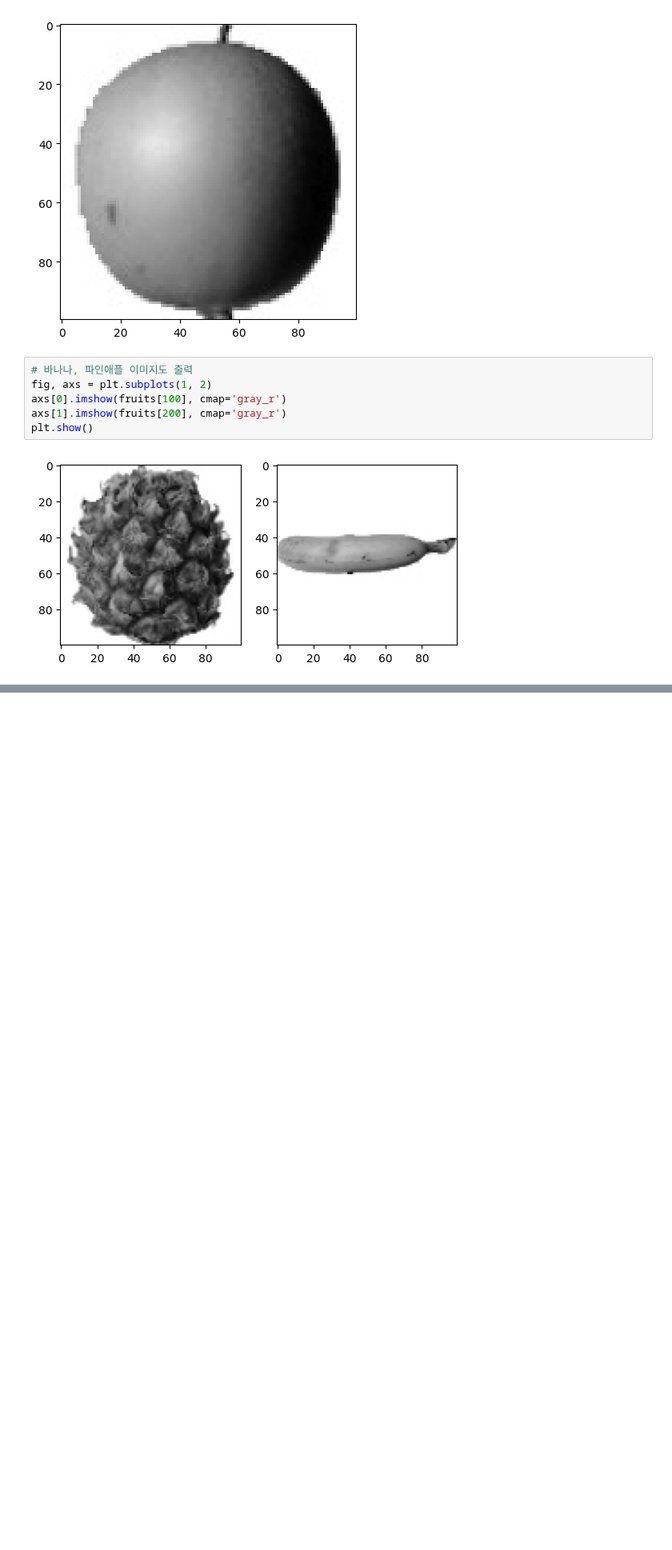
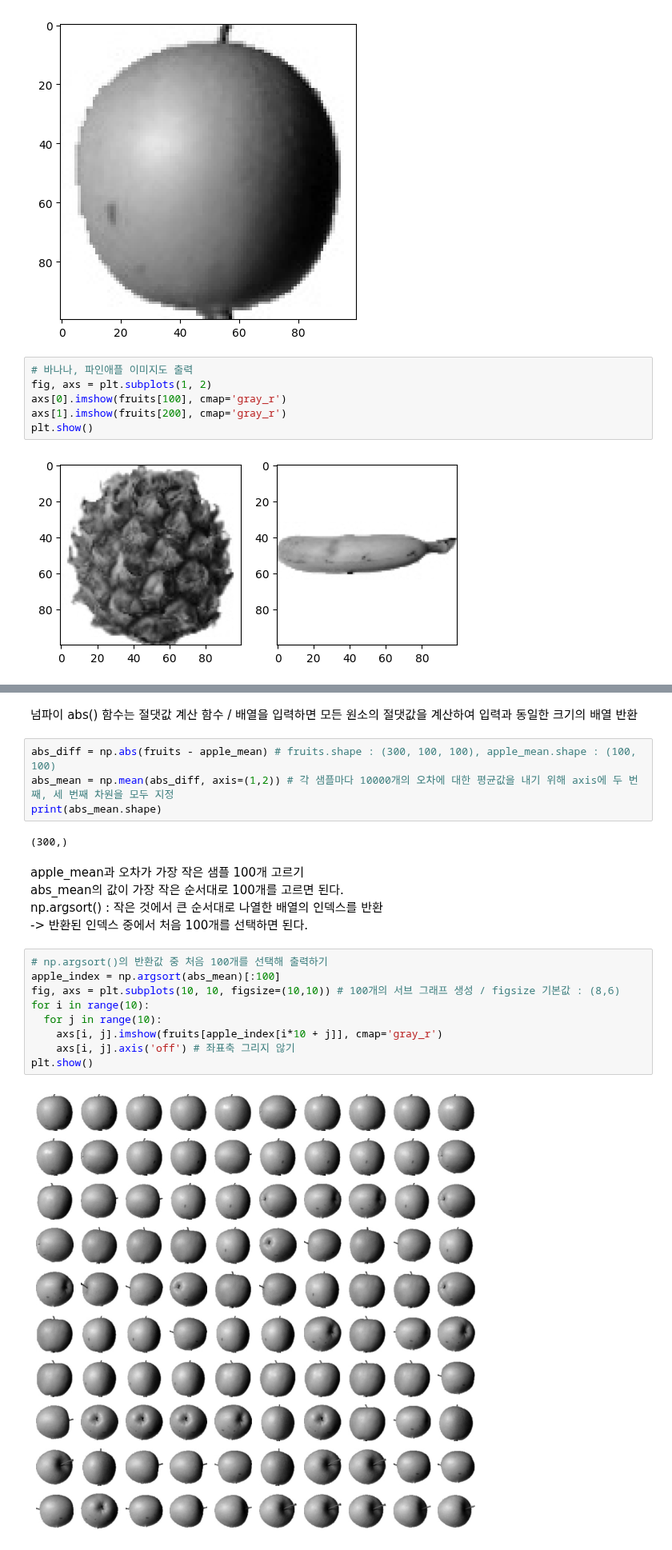
Before and after one commit to Chocoding1/Machine-Learning-Deep-Learning, a Jupyter notebook: 06_1.ipynb, the cells around one changed output, grey strips where cells are left out. Shown at 80% size. Cells and saved outputs as stored; diff of their text form; blank space fills up the shorter version.

```diff
--- a/06_1.ipynb
+++ b/06_1.ipynb
@@ -89,0 +184,24 @@ plt.show()
+# %% [markdown]
+넘파이 abs() 함수는 절댓값 계산 함수 / 배열을 입력하면 모든 원소의 절댓값을 계산하여 입력과 동일한 크기의 배열 반환
+# %%
+abs_diff = np.abs(fruits - apple_mean) # fruits.shape : (300, 100, 100), apple_mean.shape : (100, 100)
+abs_mean = np.mean(abs_diff, axis=(1,2)) # 각 샘플마다 10000개의 오차에 대한 평균값을 내기 위해 axis에 두 번째, 세 번째 차원을 모두 지정
+print(abs_mean.shape)
+# %% [output]
+(300,)
+# %% [markdown]
+apple_mean과 오차가 가장 작은 샘플 100개 고르기<br>
+abs_mean의 값이 가장 작은 순서대로 100개를 고르면 된다.<br>
+np.argsort() : 작은 것에서 큰 순서대로 나열한 배열의 인덱스를 반환<br>
+-> 반환된 인덱스 중에서 처음 100개를 선택하면 된다.
+# %%
+# np.argsort()의 반환값 중 처음 100개를 선택해 출력하기
+apple_index = np.argsort(abs_mean)[:100]
+fig, axs = plt.subplots(10, 10, figsize=(10,10)) # 100개의 서브 그래프 생성 / figsize 기본값 : (8,6)
+for i in range(10):
+  for j in range(10):
+    axs[i, j].imshow(fruits[apple_index[i*10 + j]], cmap='gray_r')
+    axs[i, j].axis('off') # 좌표축 그리지 않기
+plt.show()
+# %% [output]
+[figure, added]
```
Also changed, not shown: parts of 21 cells of this notebook.
